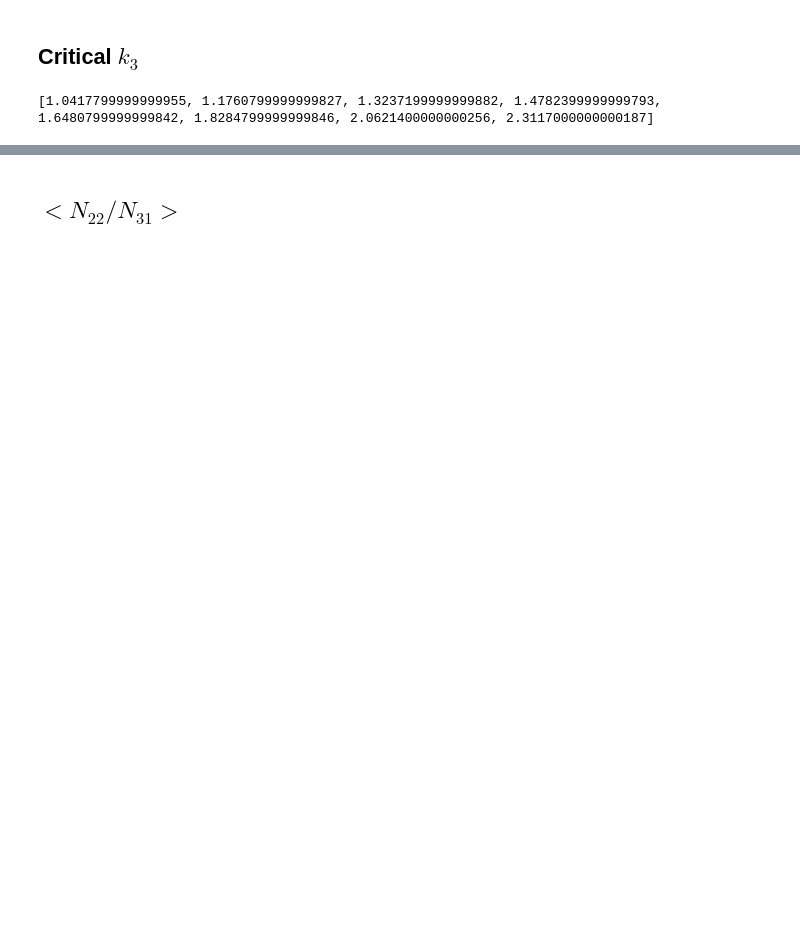
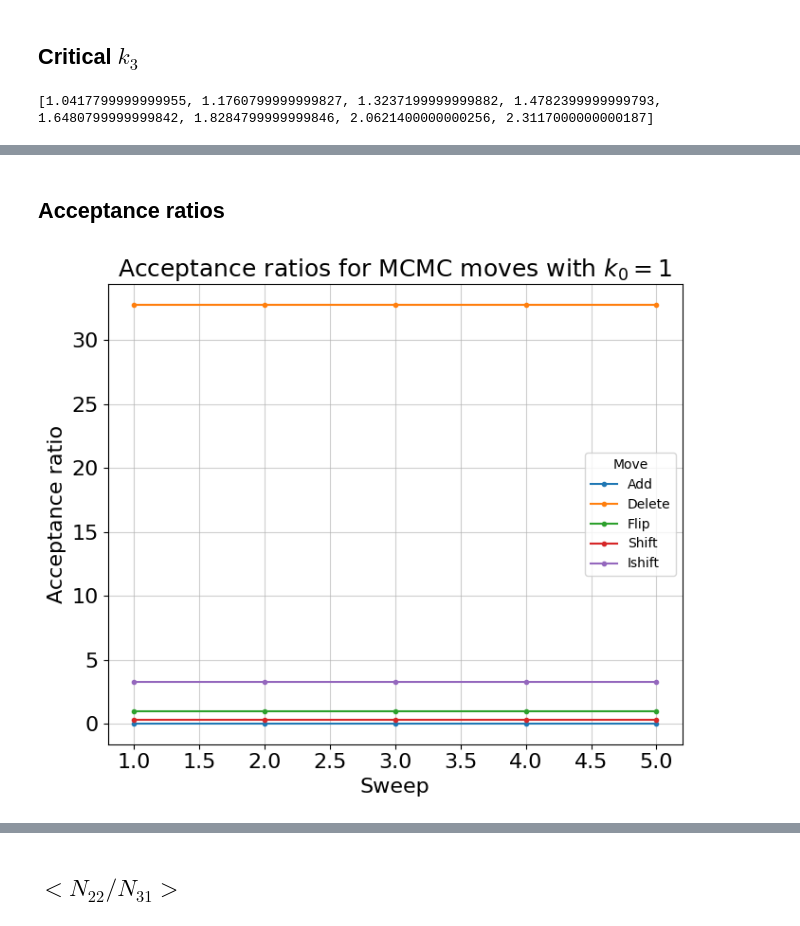
Before and after one commit to sedadenboer/CDT, a Jupyter notebook: src/2+1/experiments/analysis.ipynb, the cells around one changed output, grey strips where cells are left out. Cells and saved outputs as stored; diff of their text form; code cells hidden in the pictures; blank space fills up the shorter version.

```diff
--- a/src/2+1/experiments/analysis.ipynb
+++ b/src/2+1/experiments/analysis.ipynb
@@ -56,0 +53,25 @@ plt.tight_layout()
+# %% [markdown]
+## Acceptance ratios
+# %%
+# Load file
+filepath = 'measurements/test_k0=1_acceptance_ratios.npy'
+acceptance_ratios = np.load(filepath).T
+sweeps = np.arange(1, acceptance_ratios.shape[1] + 1)
+
+# Plot acceptance ratios
+plt.figure(figsize=(7, 6))
+plt.plot(sweeps, acceptance_ratios[0], '.-', label='Add')
+plt.plot(sweeps, acceptance_ratios[1], '.-', label='Delete')
+plt.plot(sweeps, acceptance_ratios[2], '.-', label='Flip')
+plt.plot(sweeps, acceptance_ratios[3], '.-', label='Shift')
+plt.plot(sweeps, acceptance_ratios[4], '.-', label='Ishift')
+plt.xlabel('Sweep', fontsize=16)
+plt.ylabel('Acceptance ratio', fontsize=16)
+plt.title('Acceptance ratios for MCMC moves with $k_0=1$', fontsize=18)
+plt.yticks(fontsize=16)
+plt.xticks(fontsize=16)
+plt.grid(True, which="both", ls="-", alpha=0.6)
+plt.legend(title='Move', fancybox=True)
+plt.tight_layout()
+# %% [output]
+[figure, added]
```
Also changed, not shown: parts of 19 cells of this notebook, 4 other files.
